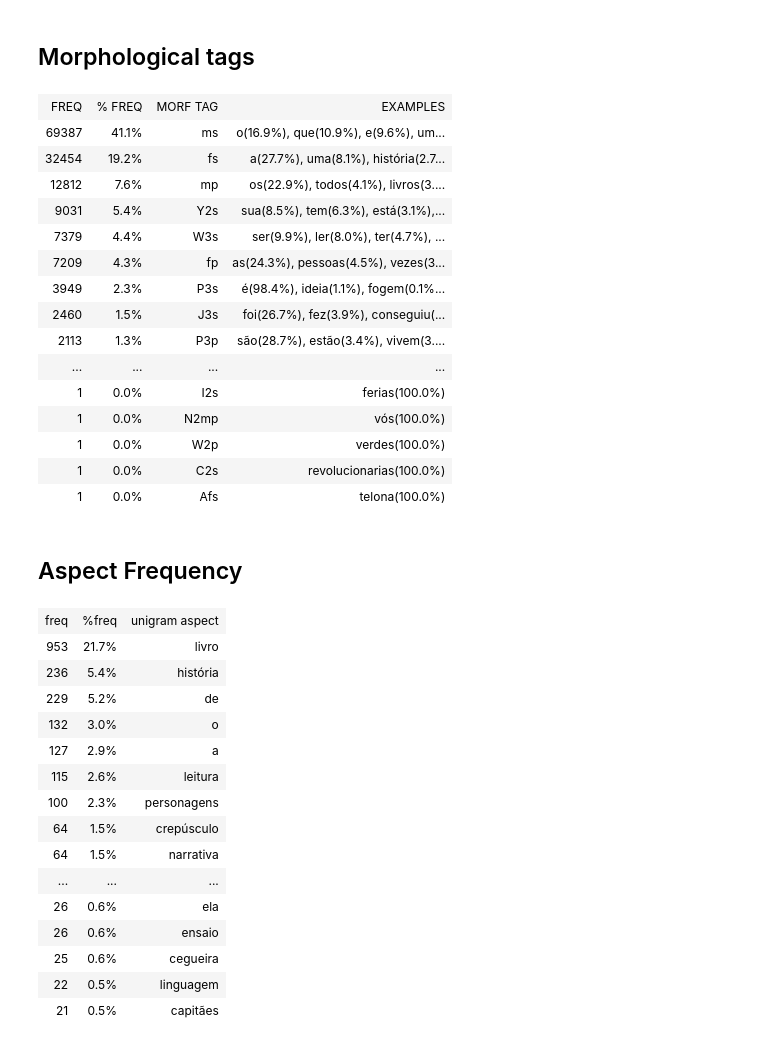
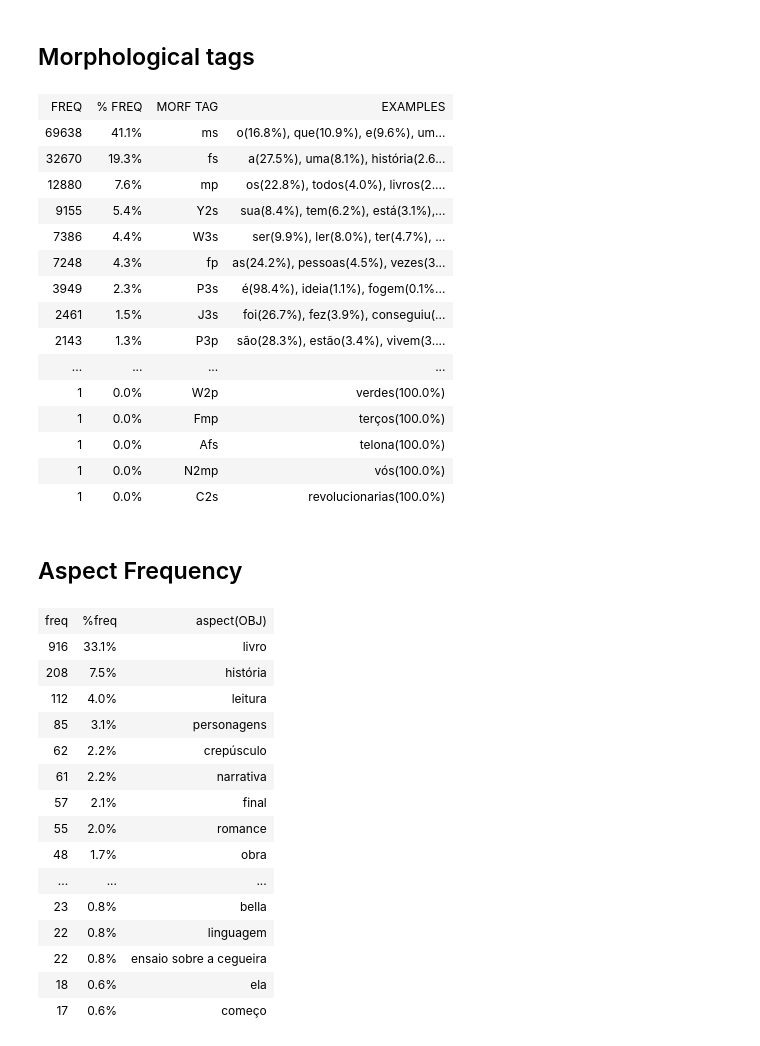
Before and after one commit to pedrobalage/ABSA_Experiments, a Jupyter notebook: 2_CorpusStats/21_ReLi.ipynb, the cells around one changed output. Drawn from its saved outputs; the diff is of its cells as text; code cells hidden in the pictures.

```diff
--- a/2_CorpusStats/21_ReLi.ipynb
+++ b/2_CorpusStats/21_ReLi.ipynb
@@ -24,10 +24,10 @@ Token/Type ratio:  13.5%
 # %%
 import ipy_table
 # %%
-freqlist = Counter([word_node.get('form') for word_node in reviews.iter('word')])
+freqlist = Counter([word_node.get('form').lower() for word_node in reviews.iter('word')])
 
 data = [['Freq', '% Freq', 'Token']]
-for token, freq in freqlist.most_common(30):
+for token, freq in freqlist.most_common(20):
     ratio = freq / sum(freqlist.values()) * 100
     data.append( [freq, '{:.2f}%'.format(ratio), token])
 
@@ -53,10 +52,0 @@ ipy_table.apply_theme('basic')
-# %%
-freqlist = Counter([word_node.get('form').lower() for word_node in reviews.iter('word')])
-
-data = [['Freq', '% Freq', 'LowerCase Token']]
-for token, freq in freqlist.most_common(30):
-    ratio = freq / sum(freqlist.values()) * 100
-    data.append( [freq, '{:.2f}%'.format(ratio), token])
-
-ipy_table.make_table(data)
-ipy_table.apply_theme('basic')
@@ -83,7 +56,7 @@ ipy_table.apply_theme('basic')
 freqlist = Counter([word_node.get('base').lower() for word_node in reviews.iter('word')])
 
 data = [['Freq', '% Freq', 'Lemma']]
-for token, freq in freqlist.most_common(30):
+for token, freq in freqlist.most_common(20):
     ratio = freq / sum(freqlist.values()) * 100
     data.append( [freq, '{:.2f}%'.format(ratio), token])
 
@@ -177,49 +150,47 @@ ipy_table.make_table(data)
 ipy_table.apply_theme('basic')
 # %% [output]
 | FREQ | % FREQ | MORF TAG | EXAMPLES |
-| 69387 | 41.1% | ms | o(16.9%), que(10.9%), e(9.6%), um... |
-| 32454 | 19.2% | fs | a(27.7%), uma(8.1%), história(2.7... |
-| 12812 | 7.6% | mp | os(22.9%), todos(4.1%), livros(3.... |
-| 9031 | 5.4% | Y2s | sua(8.5%), tem(6.3%), está(3.1%),... |
-| 7379 | 4.4% | W3s | ser(9.9%), ler(8.0%), ter(4.7%), ... |
-| 7209 | 4.3% | fp | as(24.3%), pessoas(4.5%), vezes(3... |
+| 69638 | 41.1% | ms | o(16.8%), que(10.9%), e(9.6%), um... |
+| 32670 | 19.3% | fs | a(27.5%), uma(8.1%), história(2.6... |
+| 12880 | 7.6% | mp | os(22.8%), todos(4.0%), livros(2.... |
+| 9155 | 5.4% | Y2s | sua(8.4%), tem(6.2%), está(3.1%),... |
+| 7386 | 4.4% | W3s | ser(9.9%), ler(8.0%), ter(4.7%), ... |
+| 7248 | 4.3% | fp | as(24.2%), pessoas(4.5%), vezes(3... |
 | 3949 | 2.3% | P3s | é(98.4%), ideia(1.1%), fogem(0.1%... |
-| 2460 | 1.5% | J3s | foi(26.7%), fez(3.9%), conseguiu(... |
-| 2113 | 1.3% | P3p | são(28.7%), estão(3.4%), vivem(3.... |
+| 2461 | 1.5% | J3s | foi(26.7%), fez(3.9%), conseguiu(... |
+| 2143 | 1.3% | P3p | são(28.3%), estão(3.4%), vivem(3.... |
 | ... | ... | ... | ... |
-| 1 | 0.0% | I2s | ferias(100.0%) |
+| 1 | 0.0% | W2p | verdes(100.0%) |
+| 1 | 0.0% | Fmp | terços(100.0%) |
+| 1 | 0.0% | Afs | telona(100.0%) |
 | 1 | 0.0% | N2mp | vós(100.0%) |
-| 1 | 0.0% | W2p | verdes(100.0%) |
 | 1 | 0.0% | C2s | revolucionarias(100.0%) |
-| 1 | 0.0% | Afs | telona(100.0%) |
 # %% [markdown]
 ## Aspect Frequency
 # %%
-# obj tags
-aspect_freq =  Counter([word_node.get('form').lower()
-                        for word_node in reviews.iter('word') if word_node.get('obj') != 'O'])
+freqlist =  Counter([node.get('target').lower() for node in reviews.iter('opinion')])
 
-data = [['freq', '%freq', 'unigram aspect']]
-for token, freq in aspect_freq.most_common(30):
-    ratio = freq / sum(aspect_freq.values()) *100
+data = [['freq', '%freq', 'aspect(OBJ)']]
+for token, freq in freqlist.most_common(20):
+    ratio = freq / sum(freqlist.values()) *100
     data.append([freq, '{:.1f}%'.format(ratio), token])
 
 ipy_table.make_table(data)
 ipy_table.apply_theme('basic')
 # %% [output]
-| freq | %freq | unigram aspect |
-| 953 | 21.7% | livro |
-| 236 | 5.4% | história |
-| 229 | 5.2% | de |
-| 132 | 3.0% | o |
-| 127 | 2.9% | a |
-| 115 | 2.6% | leitura |
-| 100 | 2.3% | personagens |
-| 64 | 1.5% | crepúsculo |
-| 64 | 1.5% | narrativa |
+| freq | %freq | aspect(OBJ) |
+| 916 | 33.1% | livro |
+| 208 | 7.5% | história |
+| 112 | 4.0% | leitura |
+| 85 | 3.1% | personagens |
+| 62 | 2.2% | crepúsculo |
+| 61 | 2.2% | narrativa |
+| 57 | 2.1% | final |
+| 55 | 2.0% | romance |
+| 48 | 1.7% | obra |
 | ... | ... | ... |
-| 26 | 0.6% | ela |
-| 26 | 0.6% | ensaio |
-| 25 | 0.6% | cegueira |
-| 22 | 0.5% | linguagem |
-| 21 | 0.5% | capitães |
+| 23 | 0.8% | bella |
+| 22 | 0.8% | linguagem |
+| 22 | 0.8% | ensaio sobre a cegueira |
+| 18 | 0.6% | ela |
+| 17 | 0.6% | começo |
```
Also changed, not shown: parts of 13 cells of this notebook, 17 other files.
